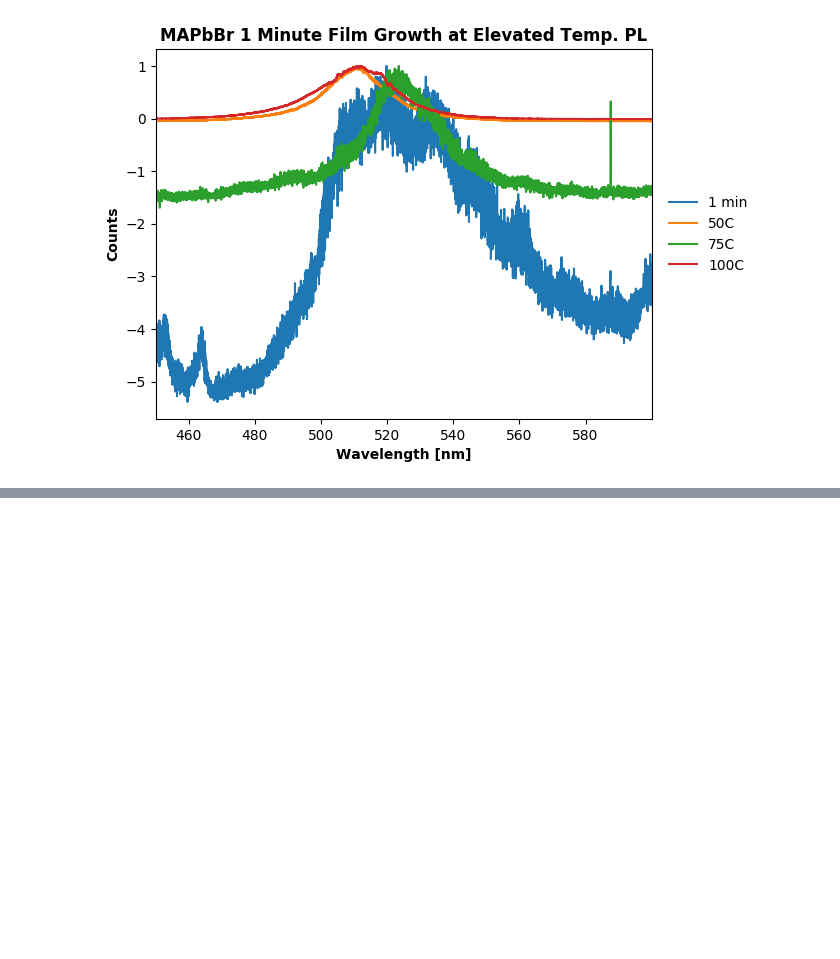
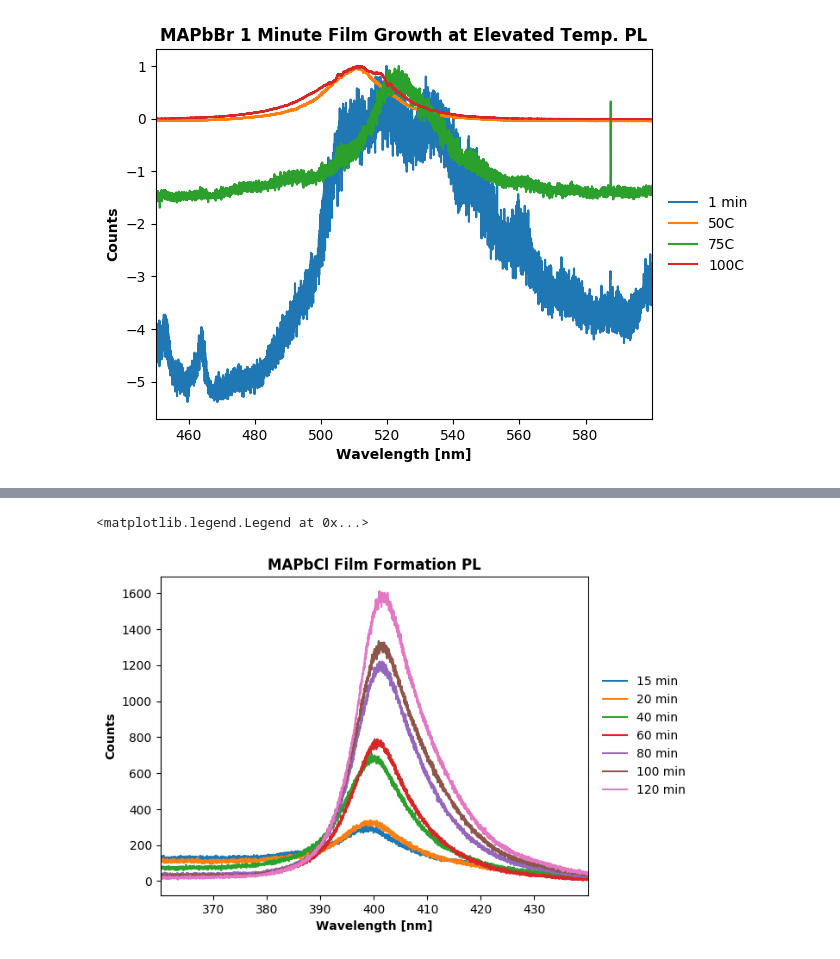
Before and after one commit to tomasbar/sciencetools_py, a Jupyter notebook: PL.ipynb, the cells around one changed output, grey strips where cells are left out. Saved outputs shown, nothing was run; the diff lists cells and outputs as text; code cells hidden in the pictures; blank space fills up the shorter version.

Commit message:
MAPbCl XRD, PL , UVVis plotted for first time

```diff
--- a/PL.ipynb
+++ b/PL.ipynb
@@ -502,0 +557,50 @@ max_values.to_csv('plots/191121/mapbbr_1min.xlsx')
+# %%
+fig = plt.figure(1)
+fig_ax = plt.gca()
+
+master_cypher = (
+#     "30sec",
+#     "1min",
+#     "2min",
+#     "3min",
+#     "4min",
+#     "5min",
+#     "10min",
+    "15min",
+    "20min",
+    "40min",
+    "60min",
+    "80min",
+    "100min",
+    "120min",
+)
+
+raw_analysis = []
+
+for sample_ID in master_cypher:
+    for run_ID in samples_dir.keys():
+        if sample_ID in pl_data[run_ID].keys():
+            raw_analysis.append(analysis.FWHM(flag, sample_ID, pl_data[run_ID][sample_ID]))
+
+
+            plt.figure(1)
+            plt.plot(pl_data[run_ID][sample_ID]["wavelength"], pl_data[run_ID][sample_ID]["counts"],
+#                      abs(max(pl_data[run_ID][sample_ID]["counts"])),
+                     label=sample_ID.replace("min", " min"))
+        else:
+            pass
+
+max_values = pd.DataFrame(data=raw_analysis,columns=['Sample', 'Max_Wavelength', 'Max_Value', 'FWHM'])
+
+plt.style.use('default')
+
+plt.xlabel("Wavelength [nm]", weight="semibold")
+plt.ylabel("Counts", weight="semibold")
+# fig_ax.set_yticklabels([])
+plt.xlim(min(pl_data["etb064"]["15min"]["wavelength"]), max(pl_data["etb064"]["15min"]["wavelength"]))
+
+plt.title("MAPbCl Film Formation PL",weight="semibold")
+plt.legend(loc='center left', bbox_to_anchor=(1.01, 0,.5,1),mode='expand', frameon=False)
+# %% [output]
+<matplotlib.legend.Legend at 0x...>
+[figure, added]
```
Also changed, not shown: parts of 4 cells of this notebook, 9 other files.
